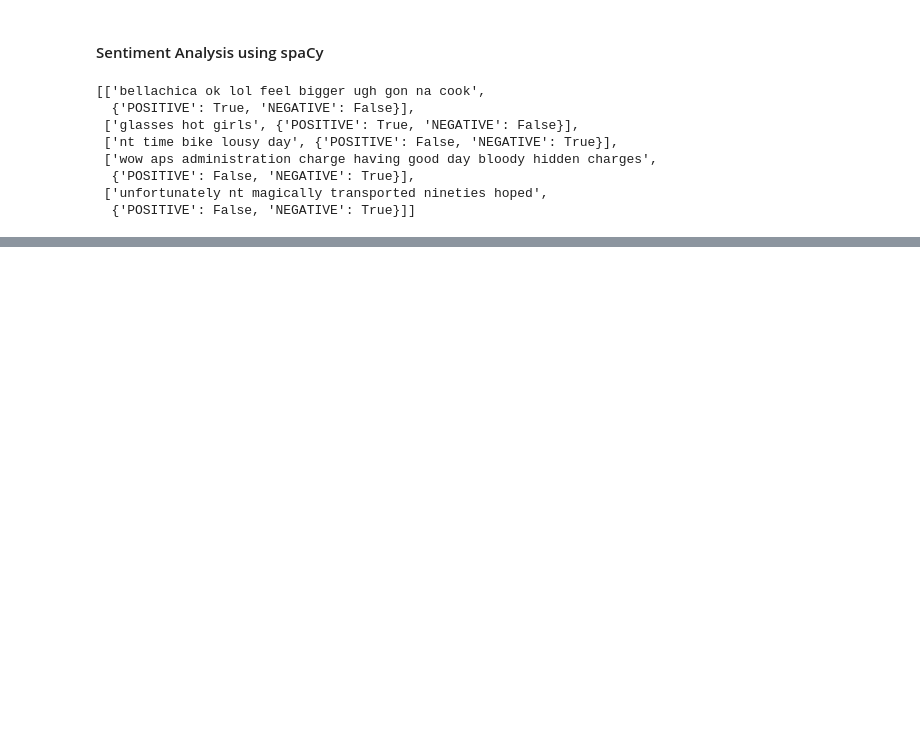
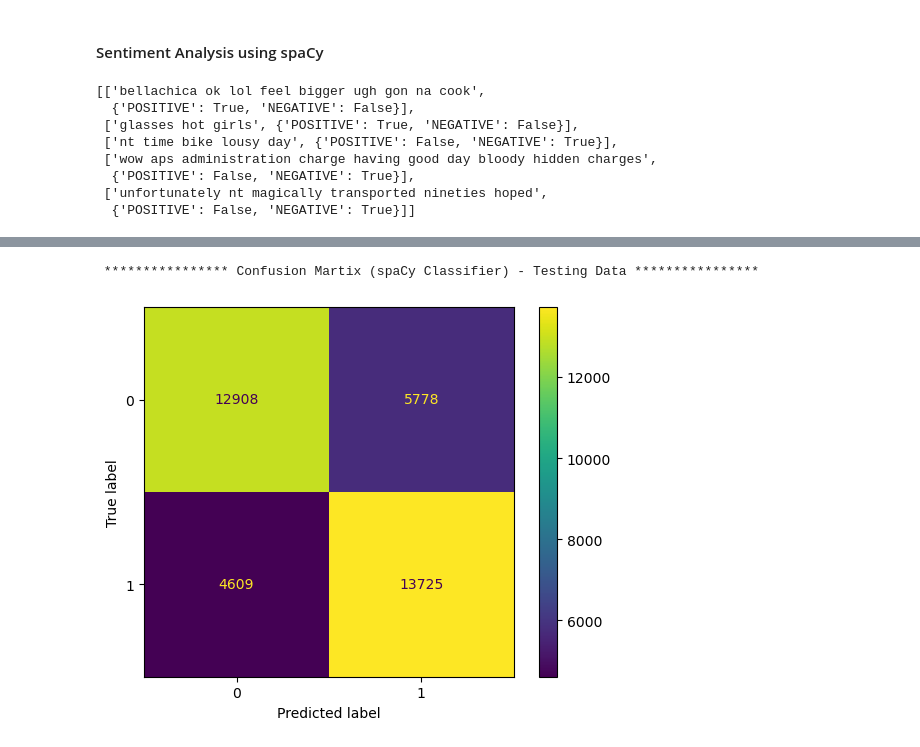
Before and after one commit to lavkushsingh31/NLP_Codes, a Jupyter notebook: Practice Udemy - Introduction to NLP IV.ipynb, the cells around one changed output, grey strips where cells are left out. Cells and saved outputs as stored; diff of their text form; code cells hidden in the pictures; blank space fills up the shorter version.

Commit message:
spaCy classifier implemented

```diff
--- a/Practice Udemy - Introduction to NLP IV.ipynb
+++ b/Practice Udemy - Introduction to NLP IV.ipynb
@@ -726,0 +794,3 @@ X_train_spacy[:5]
+# %%
+classifier_spacy_loaded = spacy.load('classifier_spacy')
+classifier_spacy_loaded
@@ -726,0 +799,3 @@ X_train_spacy[:5]
+# %%
+prediction = classifier_spacy_loaded('lets party!')
+prediction
@@ -726,0 +816,16 @@ X_train_spacy[:5]
+# %%
+predictions = []
+
+for text in X_test_modelling:
+    prediction = classifier_spacy_loaded(text)
+    predictions.append(prediction.cats)
+# %%
+predictions2 = []
+
+for prediction in predictions:
+    if prediction['POSITIVE'] > prediction['NEGATIVE']:
+        predictions2.append(4)
+    else:
+        predictions2.append(0)
+
+predictions2 = np.array(predictions2)
@@ -726,0 +846,9 @@ X_train_spacy[:5]
+# %%
+print('\n **************** Confusion Martix (spaCy Classifier) - Testing Data **************** \n')
+cm = confusion_matrix(y_test_modelling, predictions2)
+disp = ConfusionMatrixDisplay(cm)
+disp.plot()
+plt.show();
+# %% [output]
+ **************** Confusion Martix (spaCy Classifier) - Testing Data ****************
+[figure, added]
```
Also changed, not shown: parts of 15 cells of this notebook.
